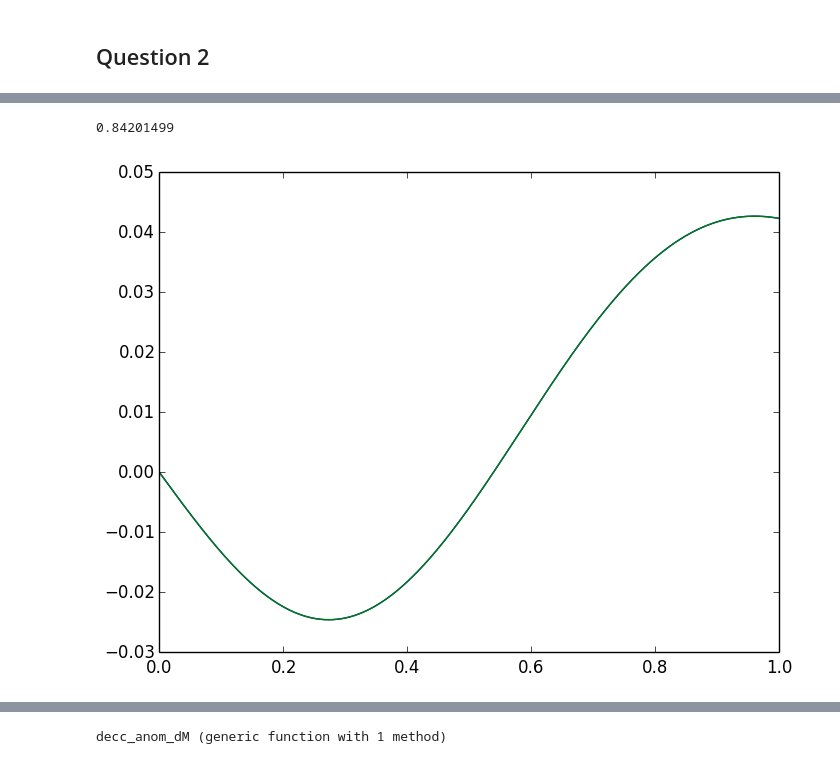
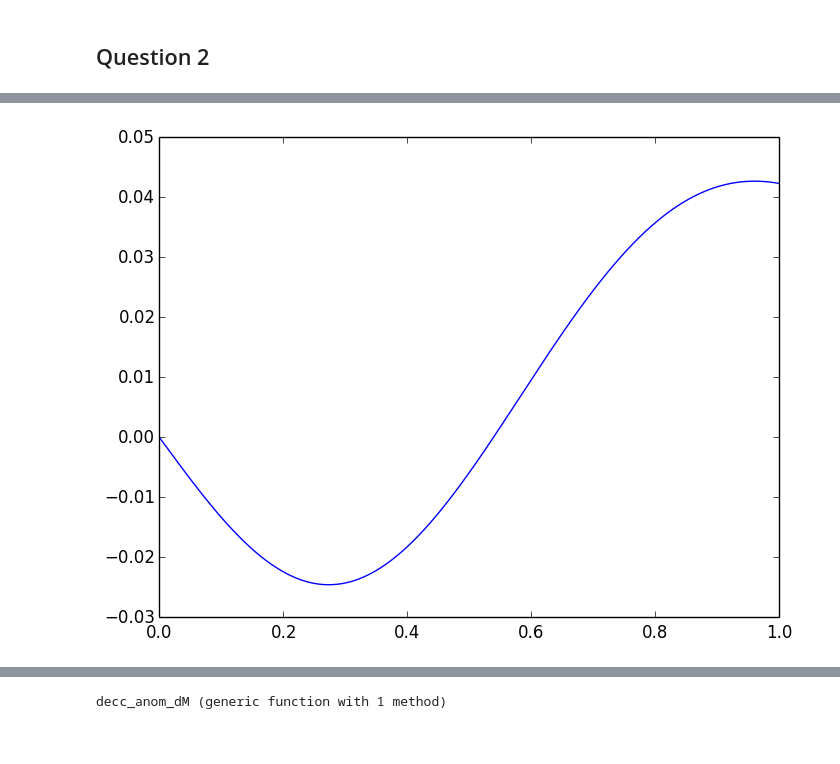
Before and after one commit to sennosays/HW5, a Jupyter notebook: HW5.ipynb, the cells around one changed output, grey strips where cells are left out. Cells and saved outputs as stored; diff of their text form; code cells hidden in the pictures.

Commit message:
finished Q2
examined the eccentric anomaly applied to the linear lookup table

```diff
--- a/HW5.ipynb
+++ b/HW5.ipynb
@@ -108,4 +53,0 @@ function_time
-# %%
-lookup_time
-# %% [output]
-0.84201499
@@ -115,5 +53,0 @@ lookup_y = lookup(linear_table,x);
-# %%
-plot(x,y);
-plot(x,lookup_y);
-# %% [output]
-[figure, removed]
@@ -119,0 +58,4 @@ plot(x,lookup_y);
+# %%
+plot_my_function();
+# %% [output]
+[figure, added]
```
Also changed, not shown: parts of 31 cells of this notebook, 2 other files.
